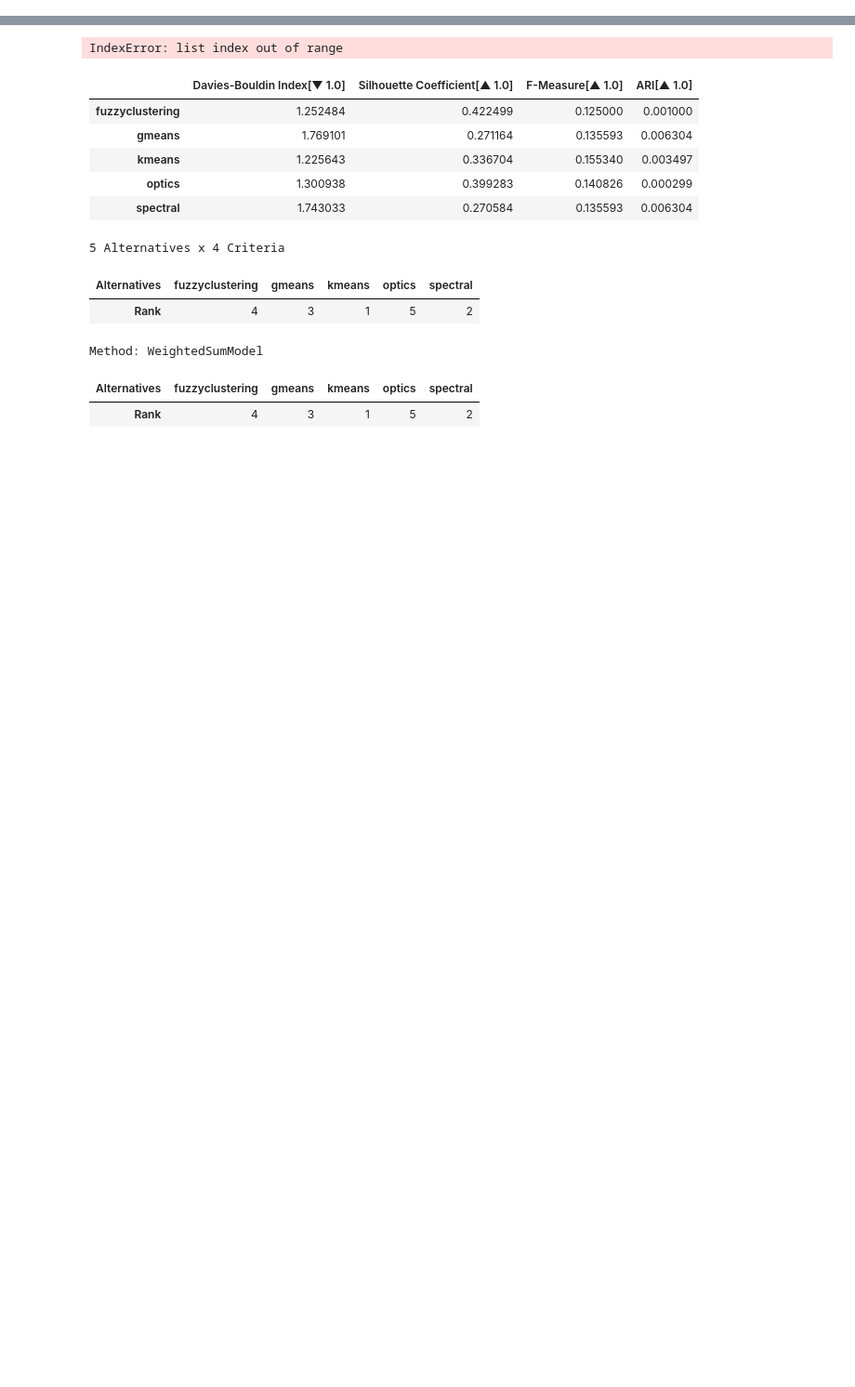
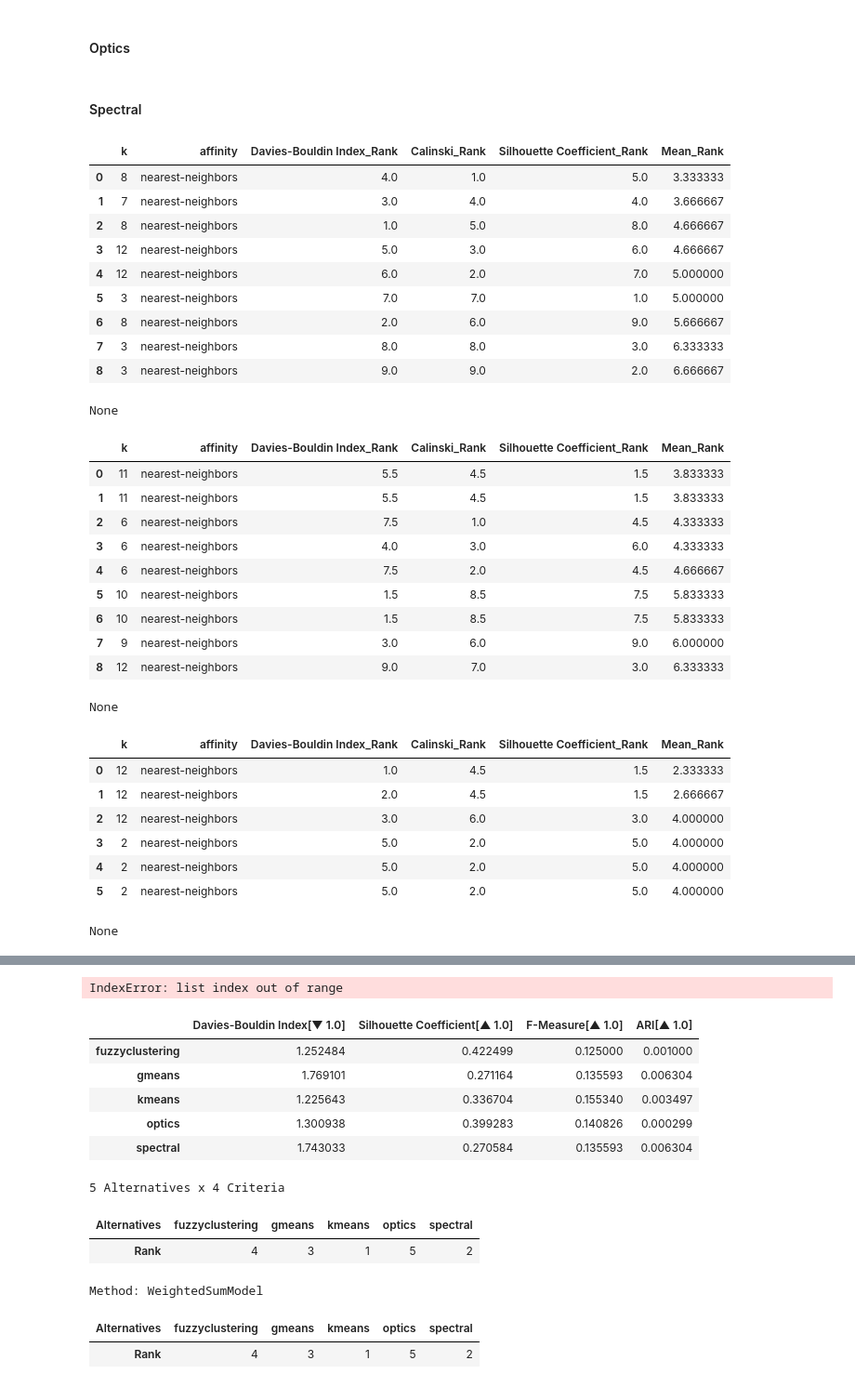
Before and after one commit to Bernat-C/Clustering-Analysis, a Jupyter notebook: evaluation.ipynb, the cells around one changed output, grey strips where cells are left out. Shown at 93% size. Drawn from its saved outputs; the diff is of its cells as text; code cells hidden in the pictures; blank space fills up the shorter version.

```diff
--- a/evaluation.ipynb
+++ b/evaluation.ipynb
@@ -31,3 +31,18 @@ result
 | 3 | 115 | spectral_k7_affinitynearest-neigh... | 0.132677 | 0.801377 | 0.392691 | 0.738504 | 0.366510 | ... |
 | 4 | 128 | spectral_k8_affinitynearest-neigh... | 0.098177 | 0.762182 | 0.351337 | 0.736540 | 0.338512 | ... |
 | 5 | 124 | spectral_k8_affinitynearest-neigh... | 0.103368 | 0.776483 | 0.350934 | 0.737727 | 0.338295 | ... |
+# %%
+def preprocess_results(filepath, method):
+    results = pd.read_csv(filepath)
+    if method == 'kmeans':
+        results['k'] = results['Method'].str.split('_').str[1].str.split('k').str[1].astype(int)
+        results['distance'] = results['Method'].str.split('_').str[2].str.split('distance-').str[1]
+    elif method == 'spectral':
+        results['k'] = results['Method'].str.split('_').str[1].str.split('k').str[1].astype(int)
+        results['affinity'] = results['Method'].str.split('_').str[2].str.split('affinity').str[1]
+        results['n_neighbors'] = results['Method'].str.split('_').str[3].str.split('n-neighbors').str[1].astype(int)
+        results['assign_labels'] = results['Method'].str.split('_').str[4].str.split('assign-labels').str[1]
+        results['eigen_solver'] = results['Method'].str.split('_').str[5].str.split('eigen-solver').str[1]
+    elif method == 'optics':
+
+    return results
@@ -33,0 +91,65 @@ result
+# %% [markdown]
+#### Optics
+# %%
+datasets = ['grid', 'sick', 'vowel']
+
+metrics = ["Davies-Bouldin Index", "Silhouette Coefficient", "Calinski"]
+
+for dataset in datasets:
+    dataset_results = preprocess_results(f'./output/{model}_{dataset}.csv', 'optics')
+    subset = pd.DataFrame()
+# %% [markdown]
+#### Spectral
+# %%
+affinity = ['rbf', 'nearest-neighbors']
+
+model = 'spectral'
+datasets = ['grid', 'sick', 'vowel']
+ks_decided = [4, 7, 11]
+
+metrics = ["Davies-Bouldin Index", "Silhouette Coefficient", "Calinski"]
+
+for dataset, k_decided in zip(datasets, ks_decided):
+    dataset_results = preprocess_results(f'./output/{model}_{dataset}.csv', 'spectral')
+    subset = pd.DataFrame()
+    for aff in affinity:
+        subset = dataset_results[dataset_results['affinity'] == aff]
+        ranking = rank_and_sort(subset,metrics=["Davies-Bouldin Index","Calinski","Silhouette Coefficient"],n=3)
+        sub = subset[subset[["affinity", "assign_labels", "n_neighbors", "eigen_solver"]]
+            .eq(ranking.loc[0, ["affinity", "assign_labels", "n_neighbors", "eigen_solver"]])
+            .all(axis=1)]
+
+        subset = pd.concat((subset, sub.head(1)))
+    final = rank_and_sort(subset,metrics=["Davies-Bouldin Index","Calinski","Silhouette Coefficient"],n=3)
+    display(display(final.loc[:, ['k', 'affinity']+[metric for metric in final.columns if 'Rank' in metric]]))
+# %% [output]
+|  | k | affinity | Davies-Bouldin Index_Rank | Calinski_Rank | Silhouette Coefficient_Rank | Mean_Rank |
+| 0 | 8 | nearest-neighbors | 4.0 | 1.0 | 5.0 | 3.333333 |
+| 1 | 7 | nearest-neighbors | 3.0 | 4.0 | 4.0 | 3.666667 |
+| 2 | 8 | nearest-neighbors | 1.0 | 5.0 | 8.0 | 4.666667 |
+| 3 | 12 | nearest-neighbors | 5.0 | 3.0 | 6.0 | 4.666667 |
+| 4 | 12 | nearest-neighbors | 6.0 | 2.0 | 7.0 | 5.000000 |
+| 5 | 3 | nearest-neighbors | 7.0 | 7.0 | 1.0 | 5.000000 |
+| 6 | 8 | nearest-neighbors | 2.0 | 6.0 | 9.0 | 5.666667 |
+| 7 | 3 | nearest-neighbors | 8.0 | 8.0 | 3.0 | 6.333333 |
+| 8 | 3 | nearest-neighbors | 9.0 | 9.0 | 2.0 | 6.666667 |
+None
+|  | k | affinity | Davies-Bouldin Index_Rank | Calinski_Rank | Silhouette Coefficient_Rank | Mean_Rank |
+| 0 | 11 | nearest-neighbors | 5.5 | 4.5 | 1.5 | 3.833333 |
+| 1 | 11 | nearest-neighbors | 5.5 | 4.5 | 1.5 | 3.833333 |
+| 2 | 6 | nearest-neighbors | 7.5 | 1.0 | 4.5 | 4.333333 |
+| 3 | 6 | nearest-neighbors | 4.0 | 3.0 | 6.0 | 4.333333 |
+| 4 | 6 | nearest-neighbors | 7.5 | 2.0 | 4.5 | 4.666667 |
+| 5 | 10 | nearest-neighbors | 1.5 | 8.5 | 7.5 | 5.833333 |
+| 6 | 10 | nearest-neighbors | 1.5 | 8.5 | 7.5 | 5.833333 |
+| 7 | 9 | nearest-neighbors | 3.0 | 6.0 | 9.0 | 6.000000 |
+| 8 | 12 | nearest-neighbors | 9.0 | 7.0 | 3.0 | 6.333333 |
+None
+|  | k | affinity | Davies-Bouldin Index_Rank | Calinski_Rank | Silhouette Coefficient_Rank | Mean_Rank |
+| 0 | 12 | nearest-neighbors | 1.0 | 4.5 | 1.5 | 2.333333 |
+| 1 | 12 | nearest-neighbors | 2.0 | 4.5 | 1.5 | 2.666667 |
+| 2 | 12 | nearest-neighbors | 3.0 | 6.0 | 3.0 | 4.000000 |
+| 3 | 2 | nearest-neighbors | 5.0 | 2.0 | 5.0 | 4.000000 |
+| 4 | 2 | nearest-neighbors | 5.0 | 2.0 | 5.0 | 4.000000 |
+| 5 | 2 | nearest-neighbors | 5.0 | 2.0 | 5.0 | 4.000000 |
+None
```
Also changed, not shown: parts of 6 cells of this notebook, 9 other files.
